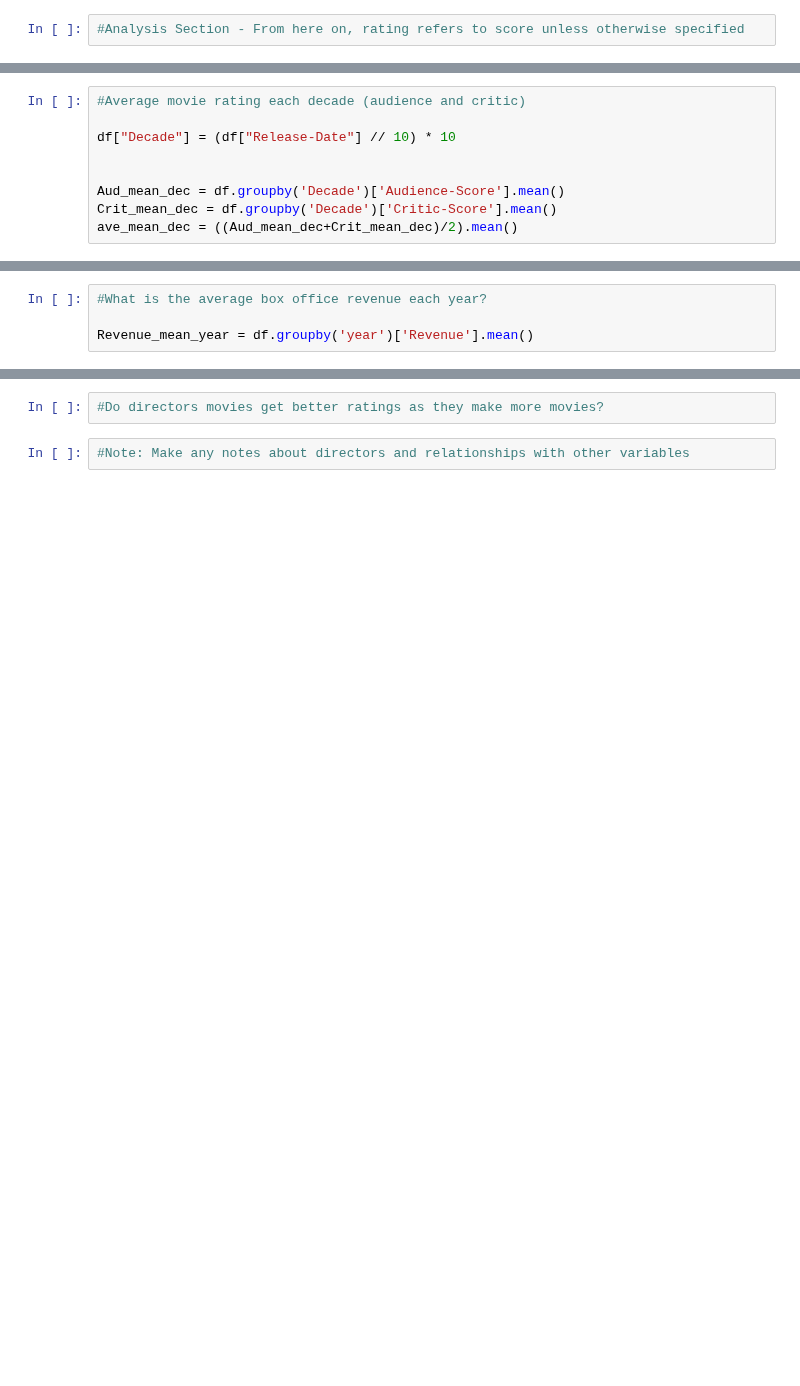
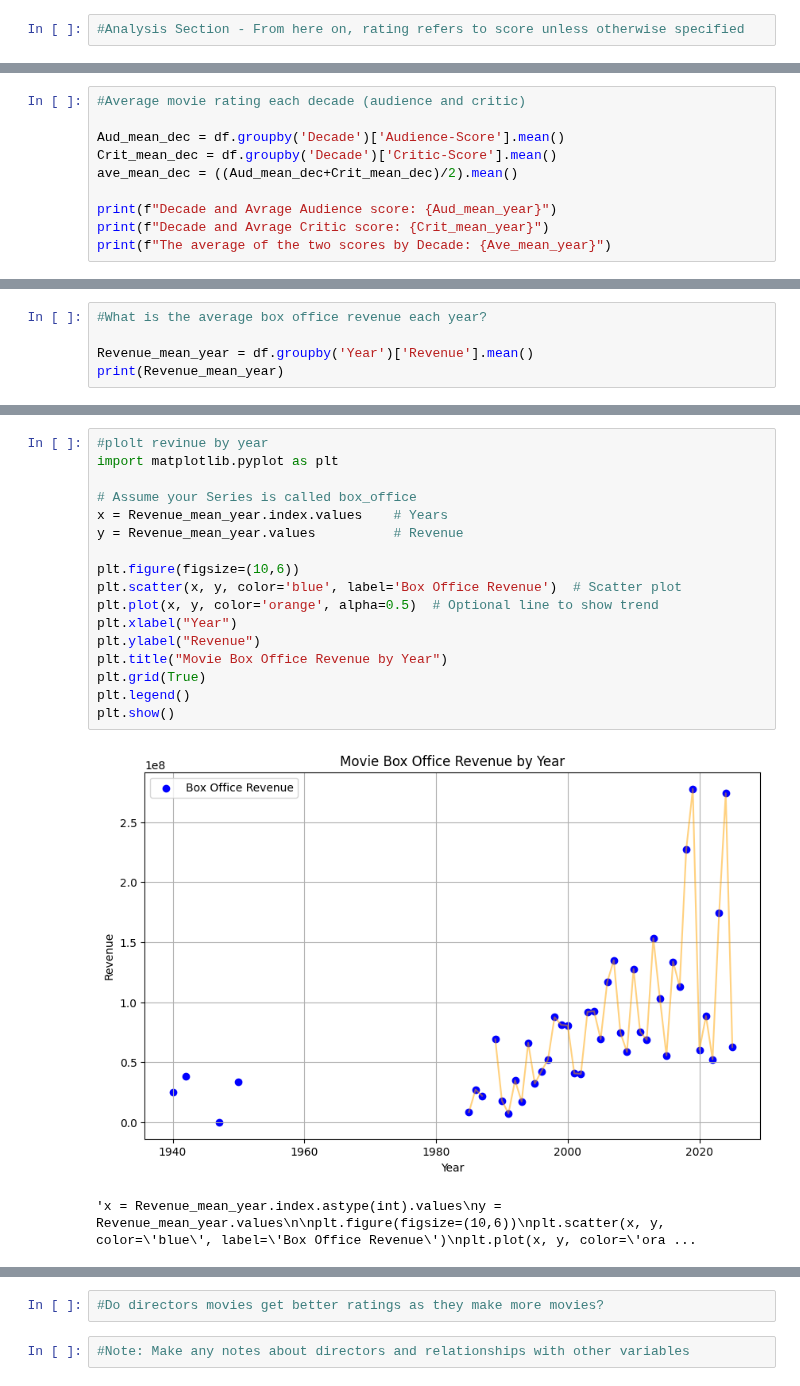
Before and after one commit to CNelson2004/Movies_Analysis, a Jupyter notebook: explore.ipynb, the cells around one changed output, grey strips where cells are left out. Saved outputs shown, nothing was run; the diff lists cells and outputs as text; blank space fills up the shorter version.

```diff
--- a/explore.ipynb
+++ b/explore.ipynb
@@ -609,9 +714,10 @@ print(f'The avrage of the two scores' {Ave_mean_year})
 # %%
 #Average movie rating each decade (audience and critic)
-
-df["Decade"] = (df["Release-Date"] // 10) * 10
-
 
 Aud_mean_dec = df.groupby('Decade')['Audience-Score'].mean()
 Crit_mean_dec = df.groupby('Decade')['Critic-Score'].mean()
 ave_mean_dec = ((Aud_mean_dec+Crit_mean_dec)/2).mean()
+
+print(f"Decade and Avrage Audience score: {Aud_mean_year}")
+print(f"Decade and Avrage Critic score: {Crit_mean_year}")
+print(f"The average of the two scores by Decade: {Ave_mean_year}")
@@ -625,4 +768,5 @@ ave_mean_dec = ((Aud_mean_dec+Crit_mean_dec)/2).mean()
 # %%
 #What is the average box office revenue each year?
 
-Revenue_mean_year = df.groupby('year')['Revenue'].mean()
+Revenue_mean_year = df.groupby('Year')['Revenue'].mean()
+print(Revenue_mean_year)
@@ -629,2 +804,22 @@ Revenue_mean_year = df.groupby('year')['Revenue'].mean()
+# %%
+#plolt revinue by year
+import matplotlib.pyplot as plt
+
+# Assume your Series is called box_office
+x = Revenue_mean_year.index.values    # Years
+y = Revenue_mean_year.values          # Revenue
+
+plt.figure(figsize=(10,6))
+plt.scatter(x, y, color='blue', label='Box Office Revenue')  # Scatter plot
+plt.plot(x, y, color='orange', alpha=0.5)  # Optional line to show trend
+plt.xlabel("Year")
+plt.ylabel("Revenue")
+plt.title("Movie Box Office Revenue by Year")
+plt.grid(True)
+plt.legend()
+plt.show()
+# %% [output]
+[figure, added]
+'x = Revenue_mean_year.index.astype(int).values\ny = Revenue_mean_year.values\n\nplt.figure(figsize=(10,6))\nplt.scatter(x, y, color=\'blue\', label=\'Box Office Revenue\')\nplt.plot(x, y, color=\'ora ...
 # %%
 #Revenue for each decade
```
Also changed, not shown: parts of 40 cells of this notebook, 1 other file.
